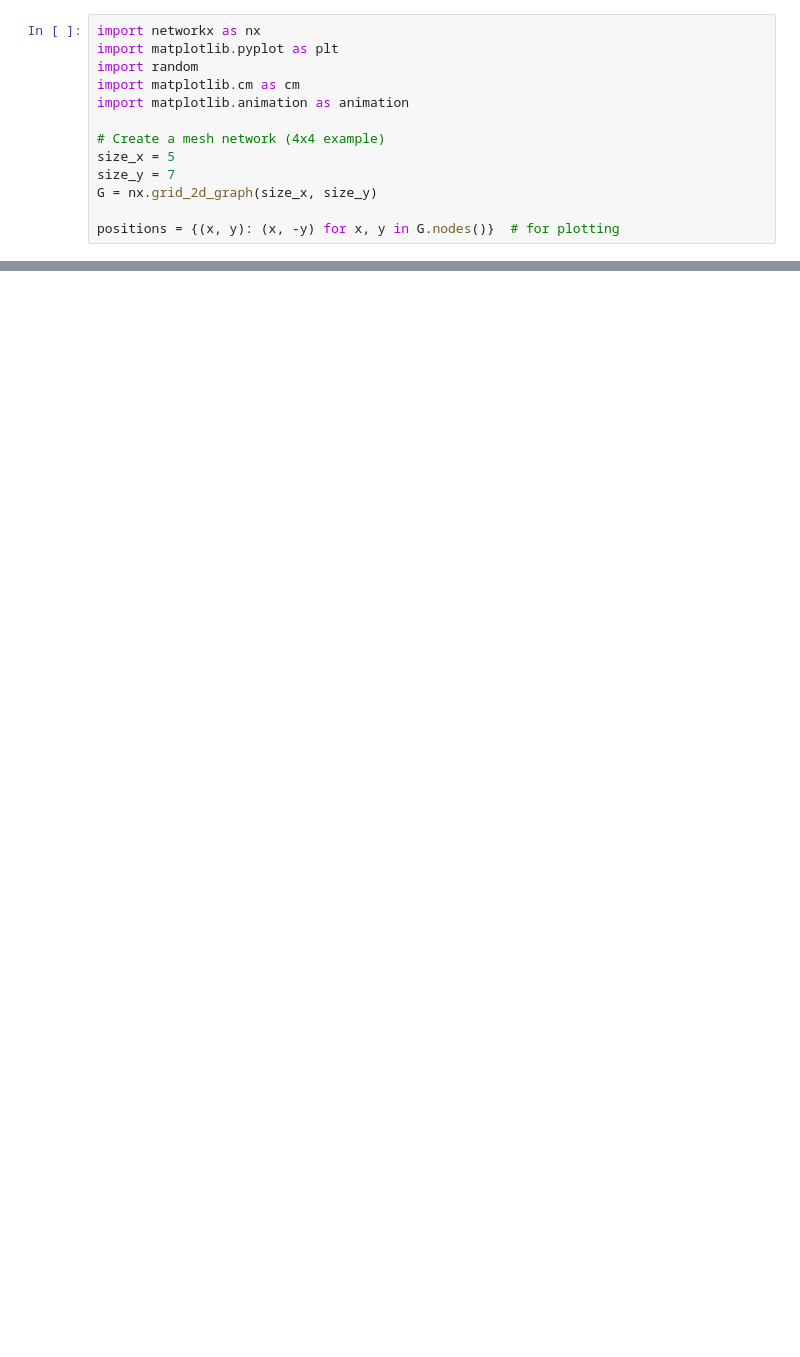
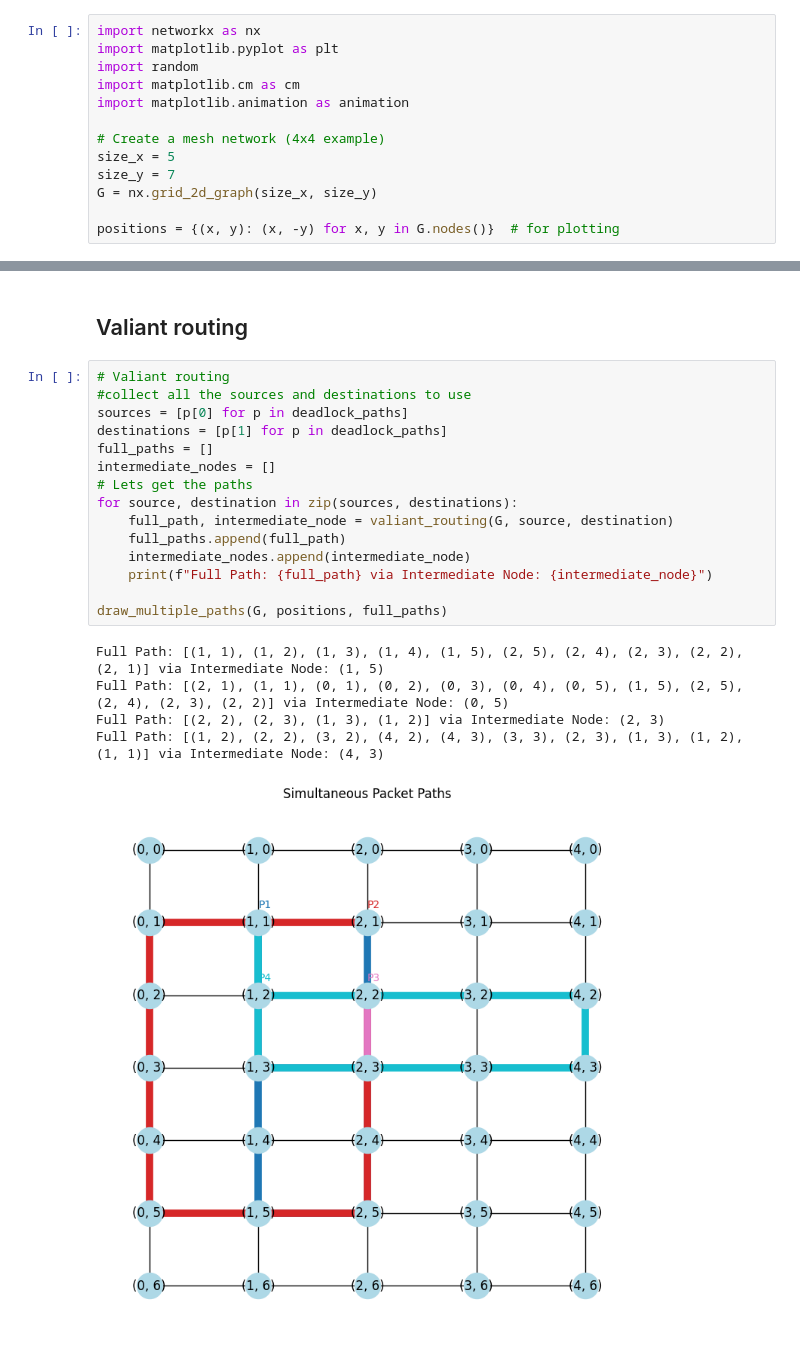
Before and after one commit to kazeric/Visualising_routing_in_Parallel_systems, a Jupyter notebook: mesh_xy.ipynb, the cells around one changed output, grey strips where cells are left out. Drawn from its saved outputs; the diff is of its cells as text; blank space fills up the shorter version.

```diff
--- a/mesh_xy.ipynb
+++ b/mesh_xy.ipynb
@@ -211,0 +256,23 @@ animate_packet_paths(G, positions, packet_paths, interval=500)
+# %% [markdown]
+## Valiant routing
+# %%
+# Valiant routing
+#collect all the sources and destinations to use
+sources = [p[0] for p in deadlock_paths]
+destinations = [p[1] for p in deadlock_paths]
+full_paths = []
+intermediate_nodes = []
+# Lets get the paths
+for source, destination in zip(sources, destinations):
+    full_path, intermediate_node = valiant_routing(G, source, destination)
+    full_paths.append(full_path)
+    intermediate_nodes.append(intermediate_node)
+    print(f"Full Path: {full_path} via Intermediate Node: {intermediate_node}")
+
+draw_multiple_paths(G, positions, full_paths)
+# %% [output]
+Full Path: [(1, 1), (1, 2), (1, 3), (1, 4), (1, 5), (2, 5), (2, 4), (2, 3), (2, 2), (2, 1)] via Intermediate Node: (1, 5)
+Full Path: [(2, 1), (1, 1), (0, 1), (0, 2), (0, 3), (0, 4), (0, 5), (1, 5), (2, 5), (2, 4), (2, 3), (2, 2)] via Intermediate Node: (0, 5)
+Full Path: [(2, 2), (2, 3), (1, 3), (1, 2)] via Intermediate Node: (2, 3)
+Full Path: [(1, 2), (2, 2), (3, 2), (4, 2), (4, 3), (3, 3), (2, 3), (1, 3), (1, 2), (1, 1)] via Intermediate Node: (4, 3)
+[figure, added]
```
Also changed, not shown: parts of 28 cells of this notebook, 2 other files.
